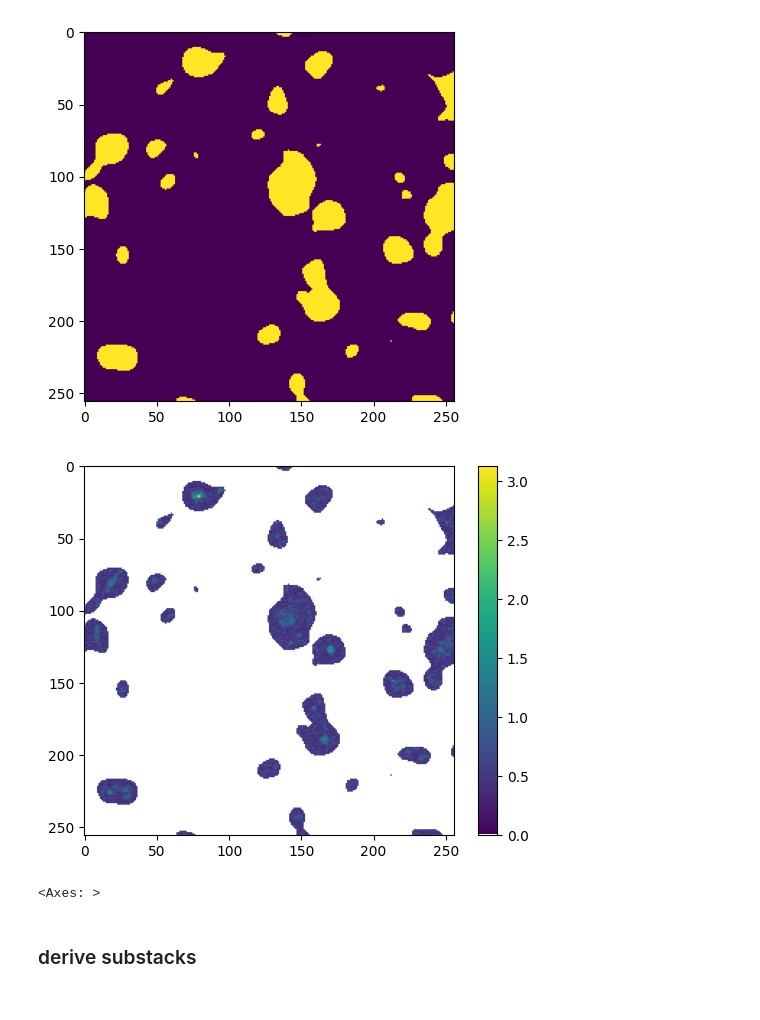
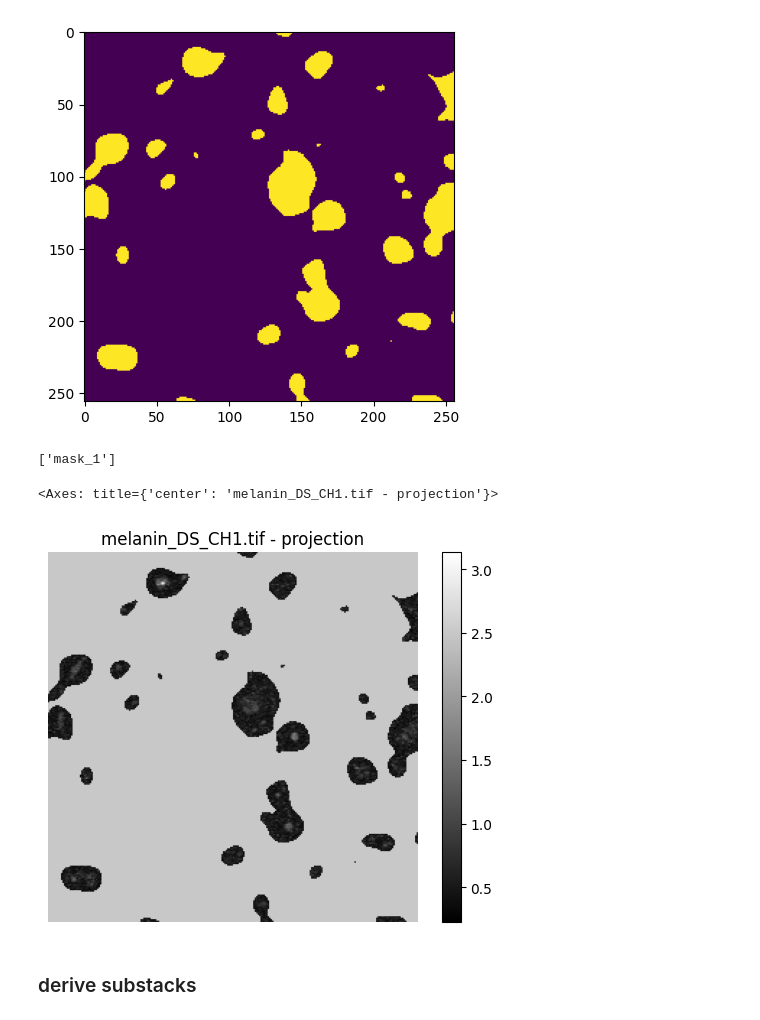
Before and after one commit to MCFLab/puprisa, a Jupyter notebook: examples/example.ipynb, the cells around one changed output. Cells and saved outputs as stored; diff of their text form; code cells hidden in the pictures.

```diff
--- a/examples/example.ipynb
+++ b/examples/example.ipynb
@@ -11,5 +11,5 @@ import matplotlib.pyplot as plt
 Import DukeScan file
 # %%
 ROOT = next(p for p in (Path.cwd(), *Path.cwd().parents) if (p / "pyproject.toml").exists())
-filename = ROOT / "data" / "example_stack_DS_CH1.tif"
-stack = PPS(filename, dataType="DukeScan")
+filename = ROOT / "data" / "melanin_DS_CH1.tif"
+stack = PPS.load(filename)
@@ -33,5 +31,6 @@ stack.project_show()
 # %% [markdown]
 ### Subtracting the mean of the first few images and downsampling
 # %%
-stack.subtractFirst(n=3).avg_show()
+stack.apply_background_subtraction(indices=range(3), pixelwise=True)
+stack.plot_average_curve()
 # %% [output]
@@ -45,17 +45,20 @@ stack.subtractFirst(n=3).downsample(4).project_show()
 # %% [markdown]
 ### intensity threshold
 # %%
-mask = stack.intensity_threshold()
-plt.imshow(mask)
+stack.add_mask_from_threshold()
+plt.imshow(stack.mask)
 plt.show()
 # %% [output]
 [figure]
+# %%
+stack.get_all_mask_ids()
+# %% [output]
+['mask_1']
 # %%
-stack.intensity_threshold(inplace=True)
-stack.project_show()
+stack.plot_projection()
 # %% [output]
+<Axes: title={'center': 'melanin_DS_CH1.tif - projection'}>
-[figure, old version]
+[figure, new version]
-<Axes: >
 # %% [markdown]
 ### derive substacks
 # %%
```
Also changed, not shown: parts of 9 cells of this notebook, 8 other files.
